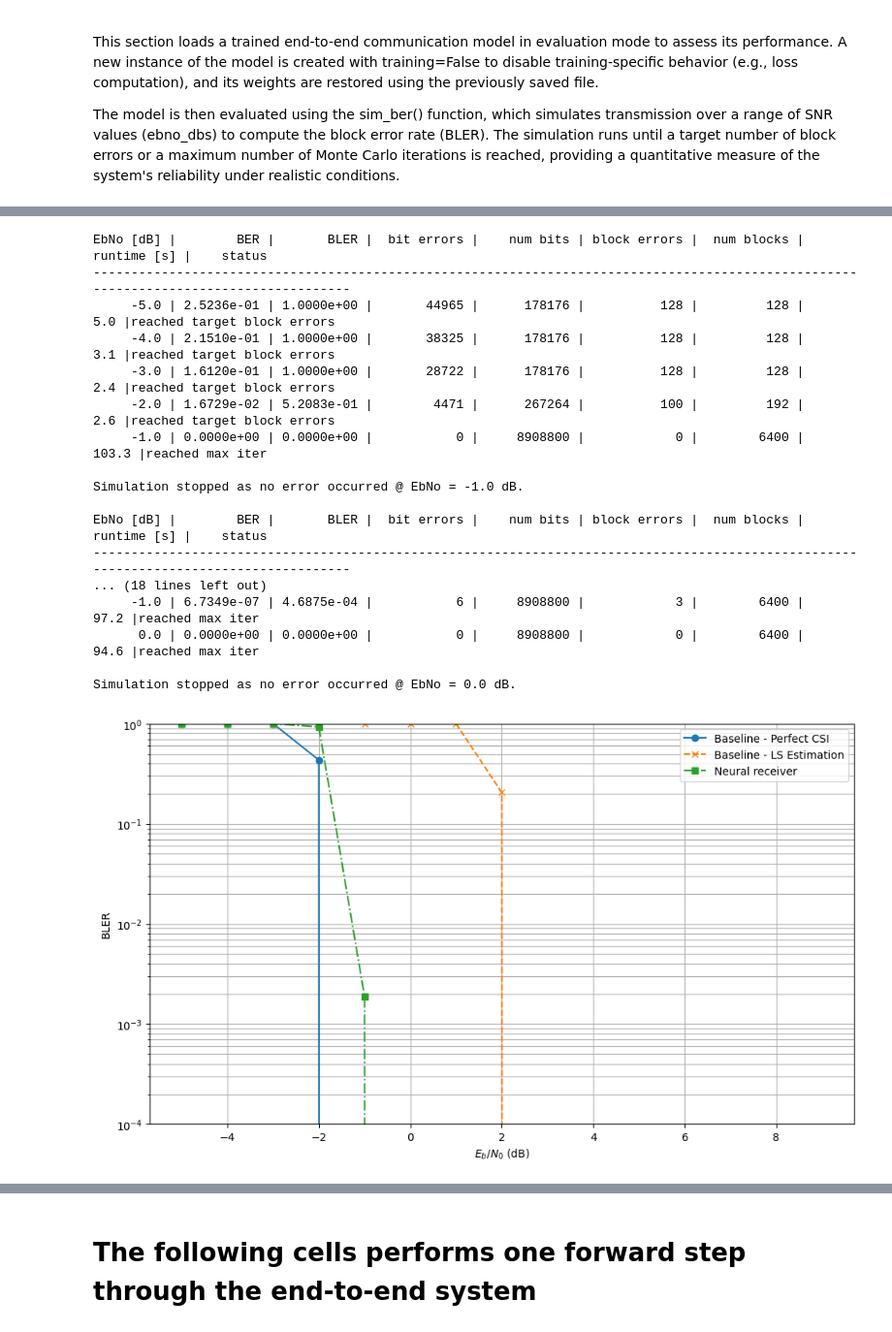
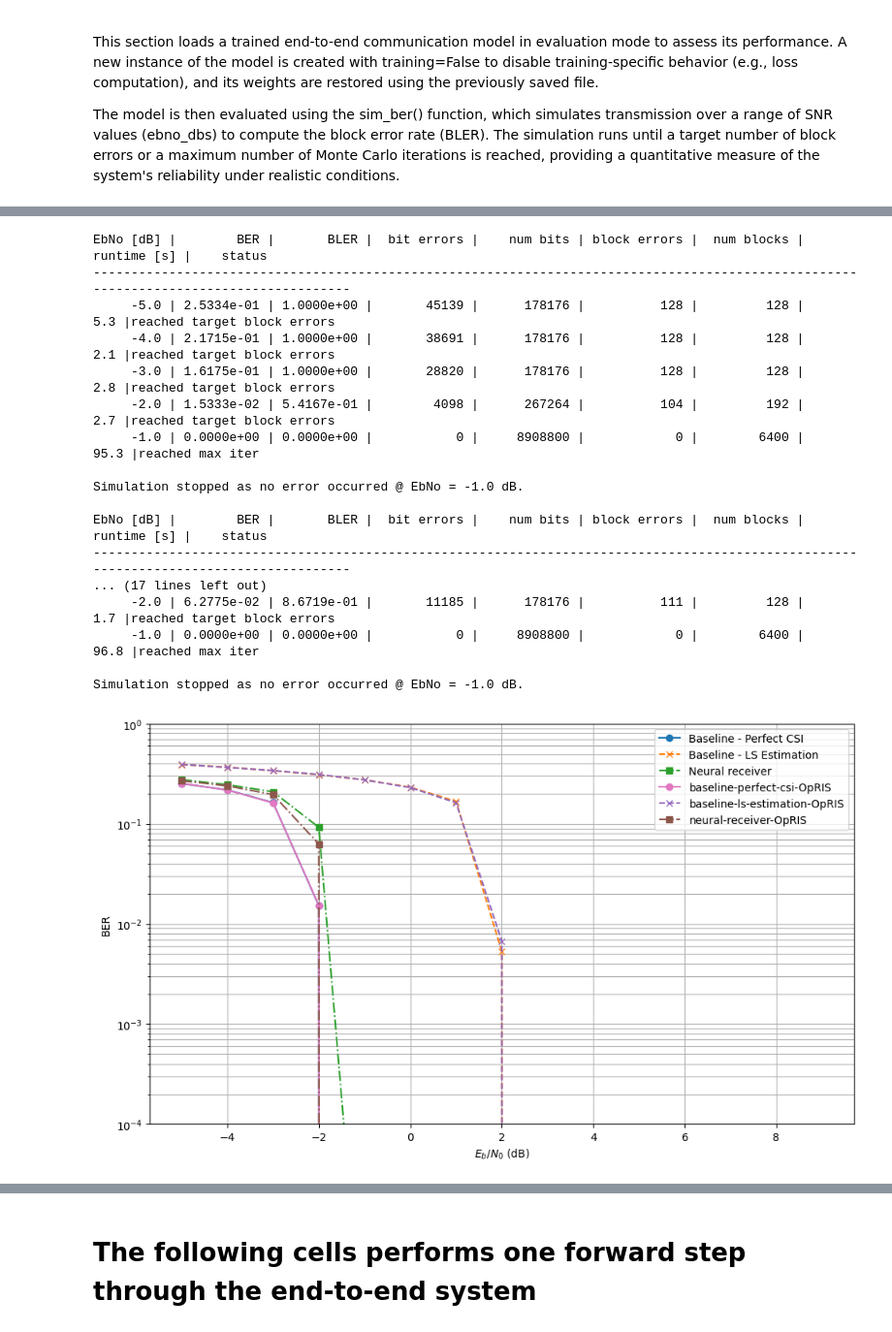
Before and after one commit to doumoh/RIS_aided_communication, a Jupyter notebook: OFDM_SIMO_RIS_OPTIMIZED.ipynb, the cells around one changed output, grey strips where cells are left out. Shown at 97% size. Cells and saved outputs as stored; diff of their text form; code cells hidden in the pictures.

```diff
--- a/OFDM_SIMO_RIS_OPTIMIZED.ipynb
+++ b/OFDM_SIMO_RIS_OPTIMIZED.ipynb
@@ -639,14 +728,14 @@ The model is then evaluated using the sim_ber() function, which simulates transm
 # %%
 # Dictionary storing the evaluation results
-BLER = {}
+BER = {}
 
 model = E2ESystem('baseline-perfect-csi')
-_,bler = sim_ber(model, ebno_dbs, batch_size=64, num_target_block_errors=100, max_mc_iter=100)
-BLER['baseline-perfect-csi'] = bler.numpy()
+ber,_ = sim_ber(model, ebno_dbs, batch_size=64, num_target_block_errors=100, max_mc_iter=100)
+BER['baseline-perfect-csi'] = ber.numpy()
 
 model = E2ESystem('baseline-ls-estimation')
-_,bler = sim_ber(model, ebno_dbs, batch_size=64, num_target_block_errors=100, max_mc_iter=100)
-BLER['baseline-ls-estimation'] = bler.numpy()
+ber,_ = sim_ber(model, ebno_dbs, batch_size=64, num_target_block_errors=100, max_mc_iter=100)
+BER['baseline-ls-estimation'] = ber.numpy()
 
 model = E2ESystem('neural-receiver')
 
@@ -657,8 +746,8 @@ with open(model_weights_path, 'rb') as f:
 model.set_weights(weights)
 
 # Evaluations
-_,bler = sim_ber(model, ebno_dbs, batch_size=64, num_target_block_errors=100, max_mc_iter=100)
-BLER['neural-receiver'] = bler.numpy()
+ber,_ = sim_ber(model, ebno_dbs, batch_size=64, num_target_block_errors=100, max_mc_iter=100)
+BER['neural-receiver'] = ber.numpy()
 # %% [output]
 EbNo [dB] |        BER |       BLER |  bit errors |    num bits | block errors |  num blocks | runtime [s] |    status
 ---------------------------------------------------------------------------------------------------------------------------------------
@@ -685,14 +769,11 @@ Simulation stopped as no error occurred @ EbNo = 0.0 dB.
 # %%
-# Dictionary storing the evaluation results
-BLER = {}
-
 model = E2ESystem('baseline-perfect-csi')
-_,bler = sim_ber(model, ebno_dbs, batch_size=64, num_target_block_errors=100, max_mc_iter=100)
-BLER['baseline-perfect-csi'] = bler.numpy()
+ber,_ = sim_ber(model, ebno_dbs, batch_size=64, num_target_block_errors=100, max_mc_iter=100)
+BER['baseline-perfect-csi-OpRIS'] = ber.numpy()
 
 model = E2ESystem('baseline-ls-estimation')
-_,bler = sim_ber(model, ebno_dbs, batch_size=64, num_target_block_errors=100, max_mc_iter=100)
-BLER['baseline-ls-estimation'] = bler.numpy()
+ber,_ = sim_ber(model, ebno_dbs, batch_size=64, num_target_block_errors=100, max_mc_iter=100)
+BER['baseline-ls-estimation-OpRIS'] = ber.numpy()
 
 model = E2ESystem('neural-receiver')
 
@@ -703,40 +784,46 @@ with open(model_weights_path, 'rb') as f:
 model.set_weights(weights)
 
 # Evaluations
-_,bler = sim_ber(model, ebno_dbs, batch_size=64, num_target_block_errors=100, max_mc_iter=100)
-BLER['neural-receiver'] = bler.numpy()
+ber,_ = sim_ber(model, ebno_dbs, batch_size=64, num_target_block_errors=100, max_mc_iter=100)
+BER['neural-receiver-OpRIS'] = ber.numpy()
 # %% [output]
 EbNo [dB] |        BER |       BLER |  bit errors |    num bits | block errors |  num blocks | runtime [s] |    status
 ---------------------------------------------------------------------------------------------------------------------------------------
-     -5.0 | 2.5236e-01 | 1.0000e+00 |       44965 |      178176 |          128 |         128 |         5.0 |reached target block errors
-     -4.0 | 2.1510e-01 | 1.0000e+00 |       38325 |      178176 |          128 |         128 |         3.1 |reached target block errors
-     -3.0 | 1.6120e-01 | 1.0000e+00 |       28722 |      178176 |          128 |         128 |         2.4 |reached target block errors
-     -2.0 | 1.6729e-02 | 5.2083e-01 |        4471 |      267264 |          100 |         192 |         2.6 |reached target block errors
-     -1.0 | 0.0000e+00 | 0.0000e+00 |           0 |     8908800 |            0 |        6400 |       103.3 |reached max iter
+     -5.0 | 2.5334e-01 | 1.0000e+00 |       45139 |      178176 |          128 |         128 |         5.3 |reached target block errors
+     -4.0 | 2.1715e-01 | 1.0000e+00 |       38691 |      178176 |          128 |         128 |         2.1 |reached target block errors
+     -3.0 | 1.6175e-01 | 1.0000e+00 |       28820 |      178176 |          128 |         128 |         2.8 |reached target block errors
+     -2.0 | 1.5333e-02 | 5.4167e-01 |        4098 |      267264 |          104 |         192 |         2.7 |reached target block errors
+     -1.0 | 0.0000e+00 | 0.0000e+00 |           0 |     8908800 |            0 |        6400 |        95.3 |reached max iter
 
 Simulation stopped as no error occurred @ EbNo = -1.0 dB.
 
 EbNo [dB] |        BER |       BLER |  bit errors |    num bits | block errors |  num blocks | runtime [s] |    status
 ---------------------------------------------------------------------------------------------------------------------------------------
-... (18 lines left out)
-     -1.0 | 6.7349e-07 | 4.6875e-04 |           6 |     8908800 |            3 |        6400 |        97.2 |reached max iter
-      0.0 | 0.0000e+00 | 0.0000e+00 |           0 |     8908800 |            0 |        6400 |        94.6 |reached max iter
+... (17 lines left out)
+     -2.0 | 6.2775e-02 | 8.6719e-01 |       11185 |      178176 |          111 |         128 |         1.7 |reached target block errors
+     -1.0 | 0.0000e+00 | 0.0000e+00 |           0 |     8908800 |            0 |        6400 |        96.8 |reached max iter
 
-Simulation stopped as no error occurred @ EbNo = 0.0 dB.
+Simulation stopped as no error occurred @ EbNo = -1.0 dB.
 # %%
 plt.figure(figsize=(10,6))
 # Baseline - Perfect CSI
-plt.semilogy(ebno_dbs, BLER['baseline-perfect-csi'], 'o-', c=f'C0', label=f'Baseline - Perfect CSI')
+plt.semilogy(ebno_dbs, BER['baseline-perfect-csi'], 'o-', c=f'C0', label=f'Baseline - Perfect CSI')
 # Baseline - LS Estimation
-plt.semilogy(ebno_dbs, BLER['baseline-ls-estimation'], 'x--', c=f'C1', label=f'Baseline - LS Estimation')
+plt.semilogy(ebno_dbs, BER['baseline-ls-estimation'], 'x--', c=f'C1', label=f'Baseline - LS Estimation')
 # Neural receiver
-plt.semilogy(ebno_dbs, BLER['neural-receiver'], 's-.', c=f'C2', label=f'Neural receiver')
+plt.semilogy(ebno_dbs, BER['neural-receiver'], 's-.', c=f'C2', label=f'Neural receiver')
+
+plt.semilogy(ebno_dbs, BER['baseline-perfect-csi-OpRIS'], 'o-', c=f'C6', label=f'baseline-perfect-csi-OpRIS')
+# Baseline - LS Estimation
+plt.semilogy(ebno_dbs, BER['baseline-ls-estimation-OpRIS'], 'x--', c=f'C4', label=f'baseline-ls-estimation-OpRIS')
+# Neural receiver
+plt.semilogy(ebno_dbs, BER['neural-receiver-OpRIS'], 's-.', c=f'C5', label=f'neural-receiver-OpRIS')
 #
 plt.xlabel(r"$E_b/N_0$ (dB)")
-plt.ylabel("BLER")
+plt.ylabel("BER")
 plt.grid(which="both")
 plt.ylim((1e-4, 1.0))
 plt.legend()
 plt.tight_layout()
 # %% [output]
-[figure, old version]
+[figure, new version]
```
Also changed, not shown: parts of 17 cells of this notebook.
